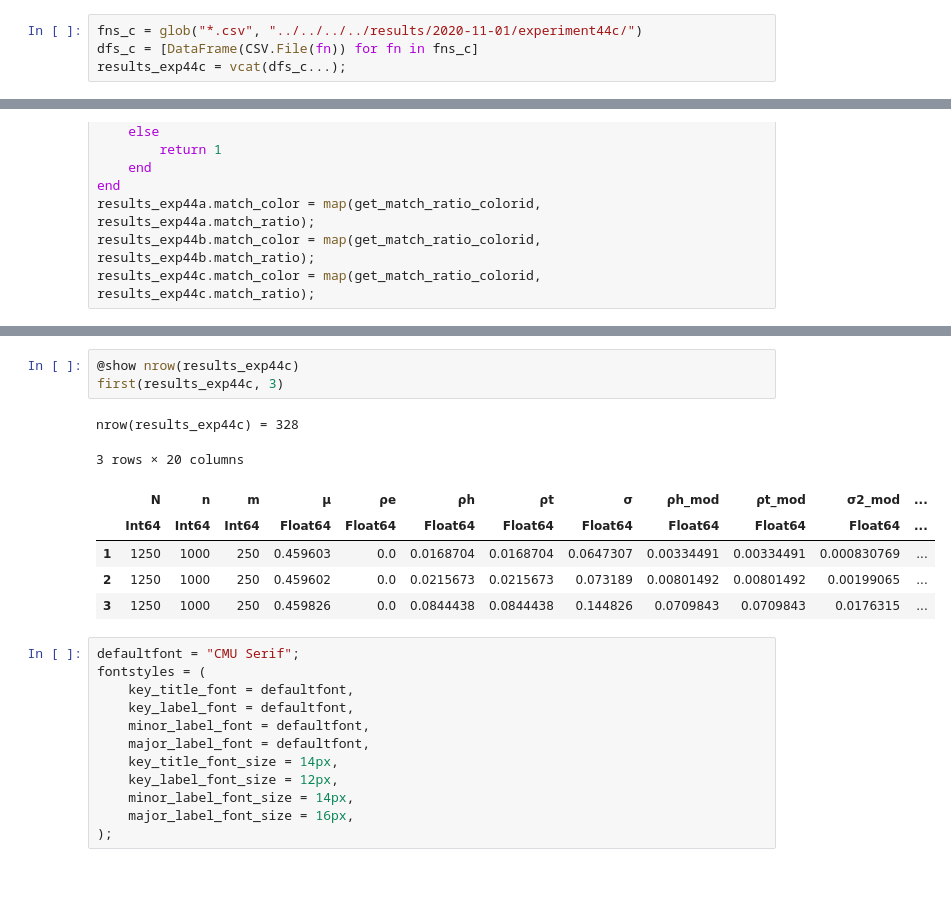
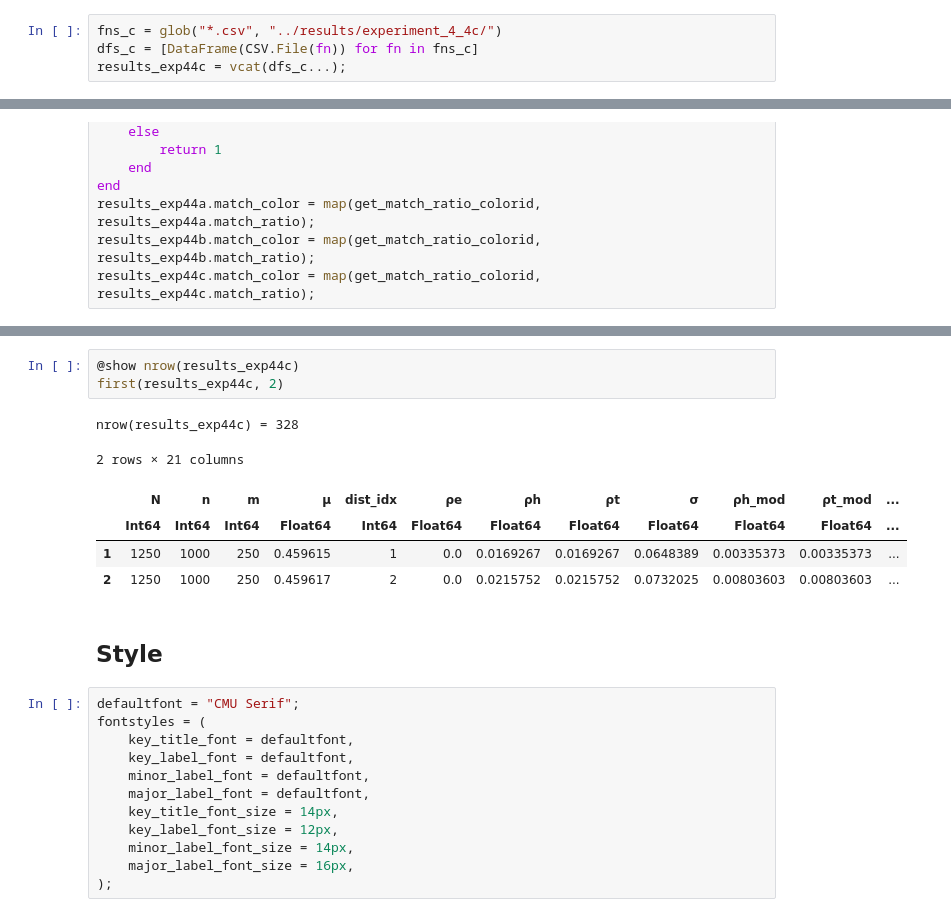
Before and after one commit to flixpar/phantom-alignment-strength, a Jupyter notebook: experiment_4_4/experiment44.ipynb, the cells around one changed output, grey strips where cells are left out. Saved outputs shown, nothing was run; the diff lists cells and outputs as text; blank space fills up the shorter version.

```diff
--- a/experiment_4_4/experiment44.ipynb
+++ b/experiment_4_4/experiment44.ipynb
@@ -22,7 +23,7 @@ fns_b = glob("*.csv", "../../../../results/2020-11-01/experiment44b/")
 dfs_b = [DataFrame(CSV.File(fn)) for fn in fns_b]
 results_exp44b = vcat(dfs_b...);
 # %%
-fns_c = glob("*.csv", "../../../../results/2020-11-01/experiment44c/")
+fns_c = glob("*.csv", "../results/experiment_4_4c/")
 dfs_c = [DataFrame(CSV.File(fn)) for fn in fns_c]
 results_exp44c = vcat(dfs_c...);
 # %%
@@ -54,14 +64,15 @@ nrow(results_exp44a) = 41
 # %%
 @show nrow(results_exp44c)
-first(results_exp44c, 3)
+first(results_exp44c, 2)
 # %% [output]
 nrow(results_exp44c) = 328
-3 rows × 20 columns
+2 rows × 21 columns
-|  | N | n | m | μ | ρe | ρh | ρt | σ | ρh_mod | ρt_mod | σ2_mod | ... |
-|  | Int64 | Int64 | Int64 | Float64 | Float64 | Float64 | Float64 | Float64 | Float64 | Float64 | Float64 | ... |
-| 1 | 1250 | 1000 | 250 | 0.459603 | 0.0 | 0.0168704 | 0.0168704 | 0.0647307 | 0.00334491 | 0.00334491 | 0.000830769 | ... |
-| 2 | 1250 | 1000 | 250 | 0.459602 | 0.0 | 0.0215673 | 0.0215673 | 0.073189 | 0.00801492 | 0.00801492 | 0.00199065 | ... |
-| 3 | 1250 | 1000 | 250 | 0.459826 | 0.0 | 0.0844438 | 0.0844438 | 0.144826 | 0.0709843 | 0.0709843 | 0.0176315 | ... |
+|  | N | n | m | μ | dist_idx | ρe | ρh | ρt | σ | ρh_mod | ρt_mod | ... |
+|  | Int64 | Int64 | Int64 | Float64 | Int64 | Float64 | Float64 | Float64 | Float64 | Float64 | Float64 | ... |
+| 1 | 1250 | 1000 | 250 | 0.459615 | 1 | 0.0 | 0.0169267 | 0.0169267 | 0.0648389 | 0.00335373 | 0.00335373 | ... |
+| 2 | 1250 | 1000 | 250 | 0.459617 | 2 | 0.0 | 0.0215752 | 0.0215752 | 0.0732025 | 0.00803603 | 0.00803603 | ... |
+# %% [markdown]
+## Style
 # %%
 defaultfont = "CMU Serif";
 fontstyles = (
```
Also changed, not shown: parts of 18 cells of this notebook.
